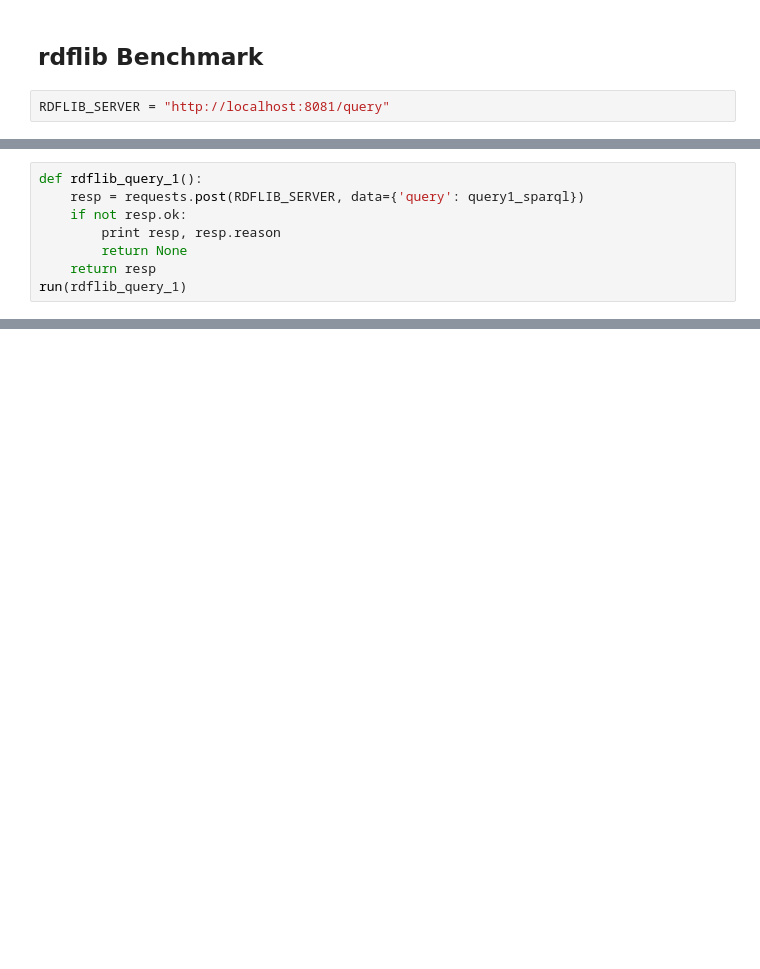
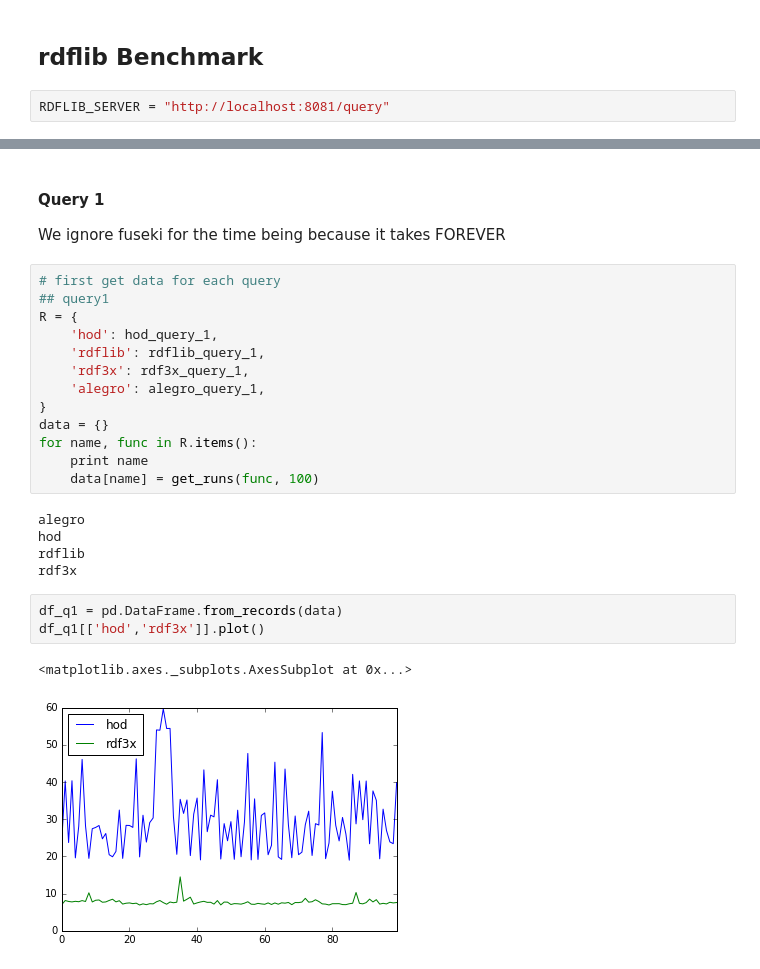
Before and after one commit to gtfierro/brick_database_eval, a Jupyter notebook: Results.ipynb, the cells around one changed output, grey strips where cells are left out. Cells and saved outputs as stored; diff of their text form; blank space fills up the shorter version.

```diff
--- a/Results.ipynb
+++ b/Results.ipynb
@@ -554,8 +406,0 @@ Took 30.79ms
-# %%
-def rdflib_query_1():
-    resp = requests.post(RDFLIB_SERVER, data={'query': query1_sparql})
-    if not resp.ok:
-        print resp, resp.reason
-        return None
-    return resp
-run(rdflib_query_1)
@@ -613,0 +472,27 @@ Took 367.04ms
+# %% [markdown]
+#### Query 1
+We ignore fuseki for the time being because it takes FOREVER
+# %%
+# first get data for each query
+## query1
+R = {
+    'hod': hod_query_1,
+    'rdflib': rdflib_query_1,
+    'rdf3x': rdf3x_query_1,
+    'alegro': alegro_query_1,
+}
+data = {}
+for name, func in R.items():
+    print name
+    data[name] = get_runs(func, 100)
+# %% [output]
+alegro
+hod
+rdflib
+rdf3x
+# %%
+df_q1 = pd.DataFrame.from_records(data)
+df_q1[['hod','rdf3x']].plot()
+# %% [output]
+<matplotlib.axes._subplots.AxesSubplot at 0x...>
+[figure, added]
```
Also changed, not shown: parts of 35 cells of this notebook.
